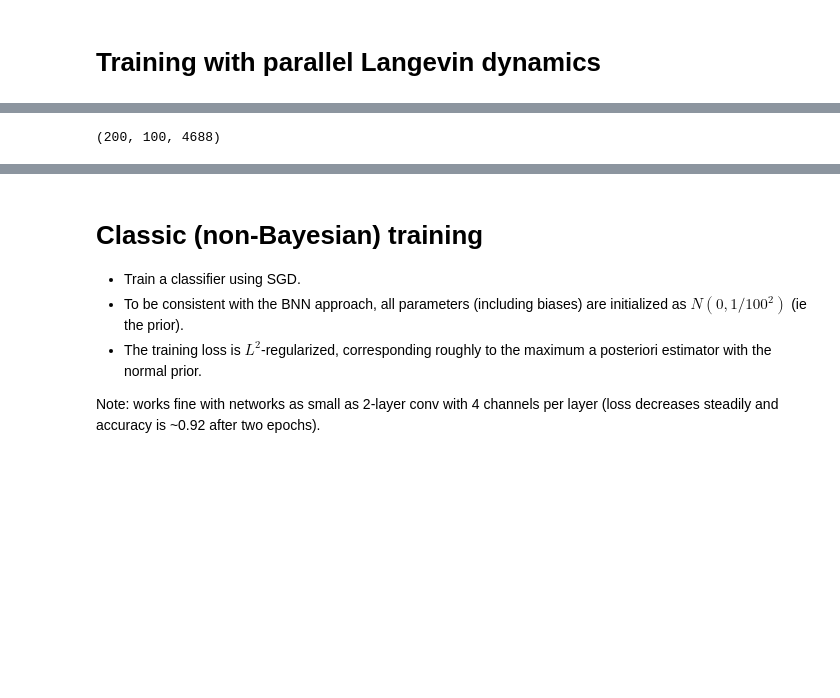
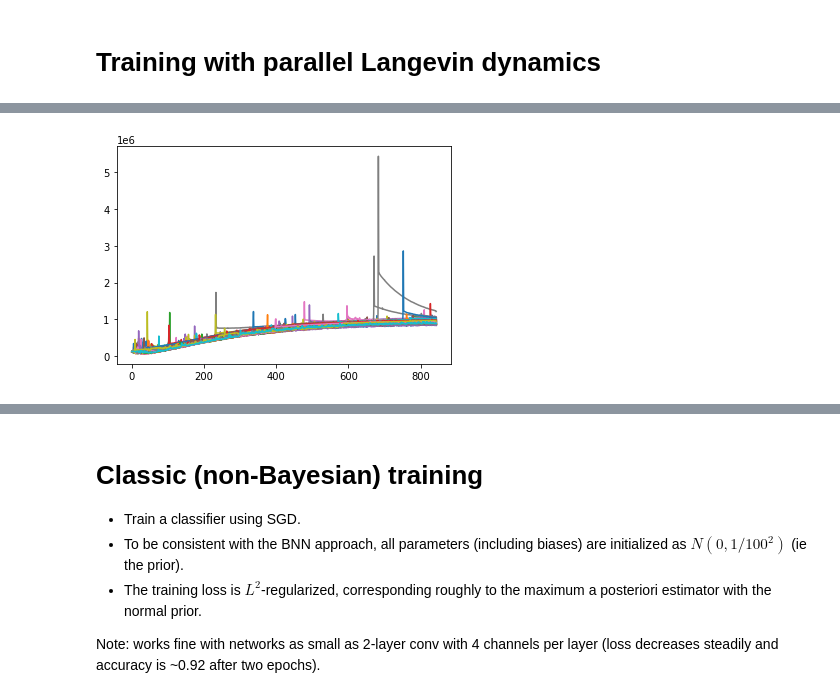
Before and after one commit to ratschlab/projects-2020-Neural-SVGD, a Jupyter notebook: notebooks/bayesian-neural-network/SGLD.ipynb, the cells around one changed output, grey strips where cells are left out. Drawn from its saved outputs; the diff is of its cells as text; code cells hidden in the pictures; blank space fills up the shorter version.

```diff
--- a/notebooks/bayesian-neural-network/SGLD.ipynb
+++ b/notebooks/bayesian-neural-network/SGLD.ipynb
@@ -126,5 +114,4 @@ with open('sgld.csv', "a") as f:
-# %%
-trajectories_arr = onp.array(trajectories)
-print(trajectories_arr.shape)
-# %% [output]
-(200, 100, 4688)
+# %%
+plt.plot(rundata['loss']);
+# %% [output]
+[figure, added]
```
Also changed, not shown: parts of 27 cells of this notebook, 7 other files.
